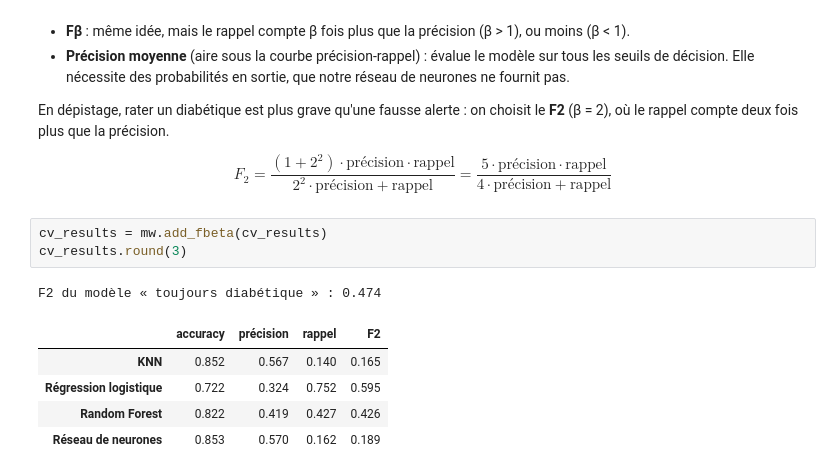
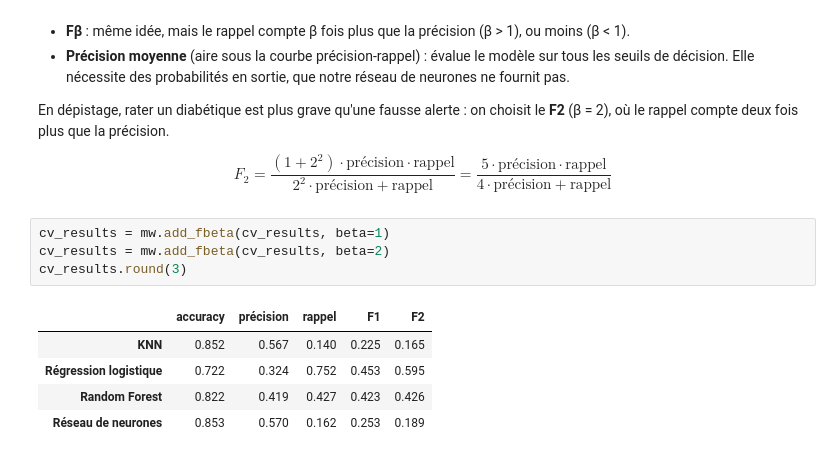
Before and after one commit to PierreGUTTIEREZ/Project_Machine-Learning_Semester-1, a Jupyter notebook: diabetes.ipynb, the cells around one changed output. Drawn from its saved outputs; the diff is of its cells as text.

```diff
--- a/diabetes.ipynb
+++ b/diabetes.ipynb
@@ -399,12 +399,12 @@ $$
 F_2 = \frac{(1+2^2) \cdot \text{précision} \cdot \text{rappel}}{2^2 \cdot \text{précision} + \text{rappel}} = \frac{5 \cdot \text{précision} \cdot \text{rappel}}{4 \cdot \text{précision} + \text{rappel}}
 $$
 # %%
-cv_results = mw.add_fbeta(cv_results)
+cv_results = mw.add_fbeta(cv_results, beta=1)
+cv_results = mw.add_fbeta(cv_results, beta=2)
 cv_results.round(3)
 # %% [output]
-F2 du modèle « toujours diabétique » : 0.474
-|  | accuracy | précision | rappel | F2 |
-| KNN | 0.852 | 0.567 | 0.140 | 0.165 |
-| Régression logistique | 0.722 | 0.324 | 0.752 | 0.595 |
-| Random Forest | 0.822 | 0.419 | 0.427 | 0.426 |
-| Réseau de neurones | 0.853 | 0.570 | 0.162 | 0.189 |
+|  | accuracy | précision | rappel | F1 | F2 |
+| KNN | 0.852 | 0.567 | 0.140 | 0.225 | 0.165 |
+| Régression logistique | 0.722 | 0.324 | 0.752 | 0.453 | 0.595 |
+| Random Forest | 0.822 | 0.419 | 0.427 | 0.423 | 0.426 |
+| Réseau de neurones | 0.853 | 0.570 | 0.162 | 0.253 | 0.189 |
```
Also changed, not shown: parts of 3 cells of this notebook.
